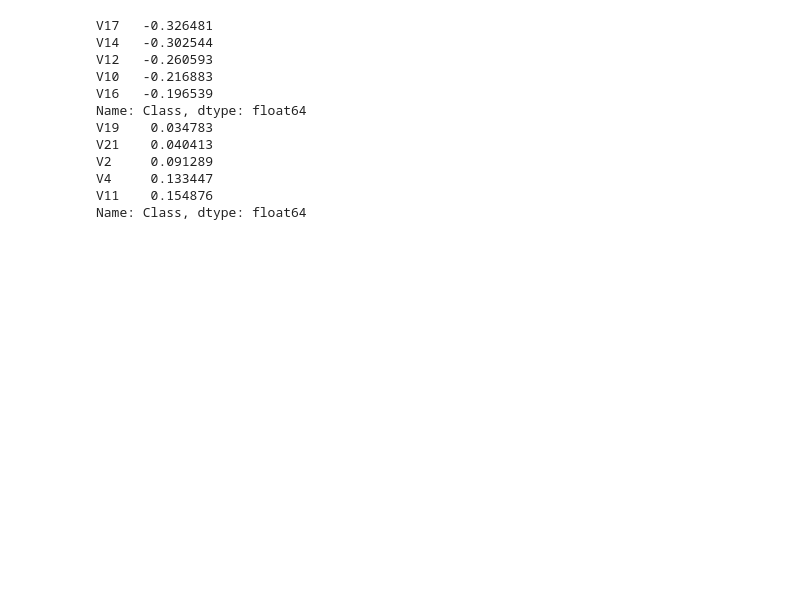
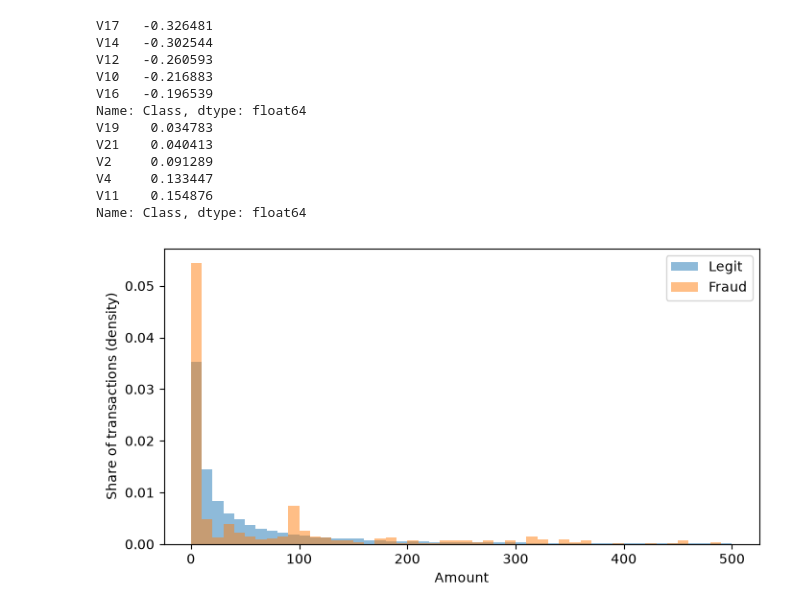
Before and after one commit to patilhumesh88-spec/compliance_copilot, a Jupyter notebook: notebooks/01_explore.ipynb, the cells around one changed output. Cells and saved outputs as stored; diff of their text form; code cells hidden in the pictures; blank space fills up the shorter version.

```diff
--- a/notebooks/01_explore.ipynb
+++ b/notebooks/01_explore.ipynb
@@ -110,3 +110,13 @@ V2     0.091289
 V4     0.133447
 V11    0.154876
 Name: Class, dtype: float64
+# %%
+fig, ax = plt.subplots(figsize=(8, 4))
+df[df.Class == 0]["Amount"].plot.hist(bins=50, range=(0, 500), density=True, alpha=0.5, label="Legit", ax=ax)
+df[df.Class == 1]["Amount"].plot.hist(bins=50, range=(0, 500), density=True, alpha=0.5, label="Fraud", ax=ax)
+ax.set_xlabel("Amount")
+ax.set_ylabel("Share of transactions (density)")
+ax.legend()
+plt.show()
+# %% [output]
+[figure, added]
```
Also changed, not shown: 5 other files.
